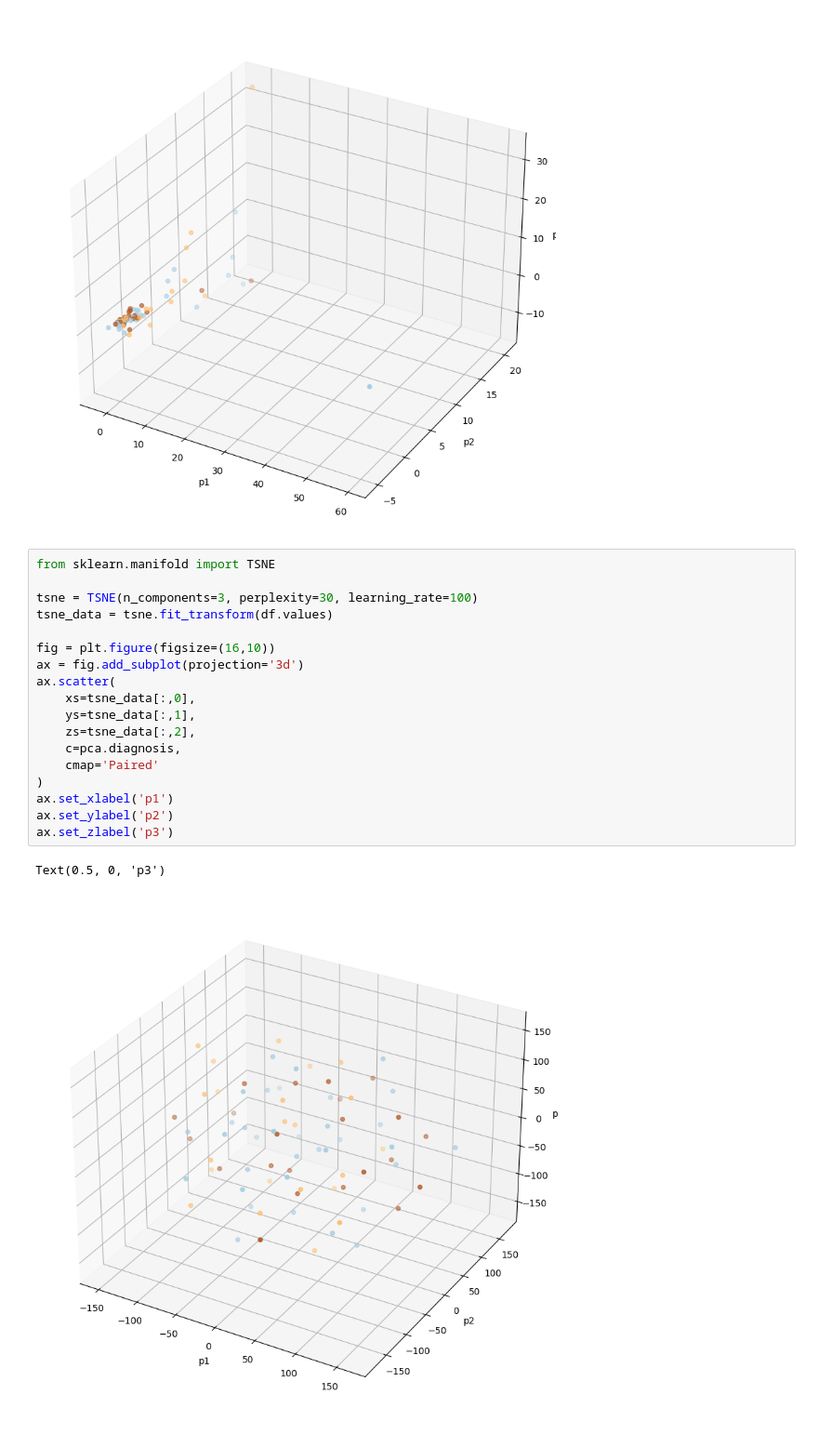
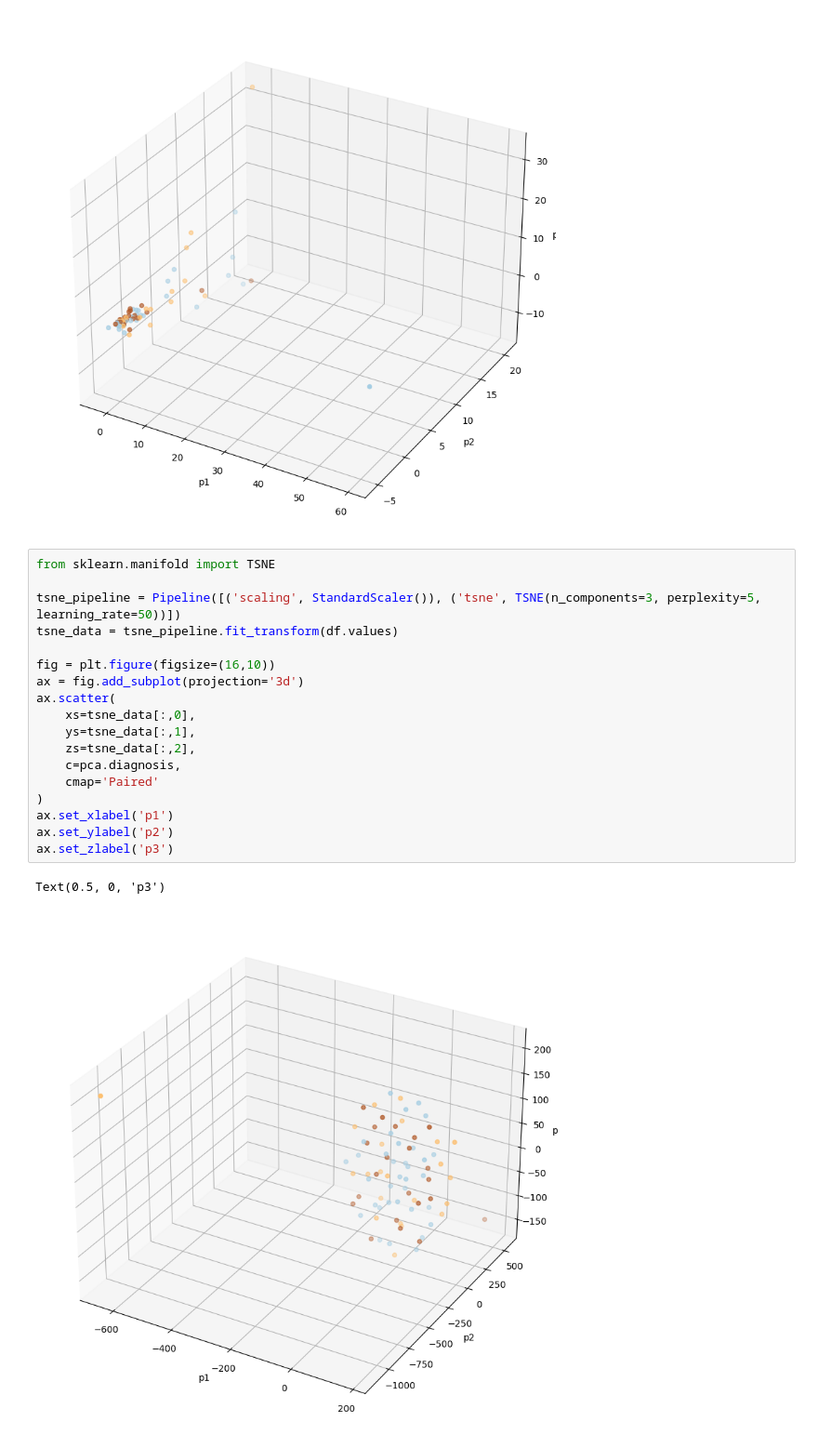
Before and after one commit to NCBI-Codeathons/mlxai-2024-team-bhushan, a Jupyter notebook: notebooks/pca-tsne.ipynb, the cells around one changed output. Shown: that part at 93% size. Drawn from its saved outputs; the diff is of its cells as text.

```diff
--- a/notebooks/pca-tsne.ipynb
+++ b/notebooks/pca-tsne.ipynb
@@ -87,21 +100,21 @@ Text(0.5, 0, 'p3')
 # %%
 from sklearn.manifold import TSNE
 
-tsne = TSNE(n_components=3, perplexity=30, learning_rate=100)
-tsne_data = tsne.fit_transform(df.values)
+tsne_pipeline = Pipeline([('scaling', StandardScaler()), ('tsne', TSNE(n_components=3, perplexity=5, learning_rate=50))])
+tsne_data = tsne_pipeline.fit_transform(df.values)
 
 fig = plt.figure(figsize=(16,10))
 ax = fig.add_subplot(projection='3d')
 ax.scatter(
     xs=tsne_data[:,0],
     ys=tsne_data[:,1],
     zs=tsne_data[:,2],
     c=pca.diagnosis,
     cmap='Paired'
 )
 ax.set_xlabel('p1')
 ax.set_ylabel('p2')
 ax.set_zlabel('p3')
 # %% [output]
 Text(0.5, 0, 'p3')
-[figure, old version]
+[figure, new version]
```
Also changed, not shown: parts of 4 cells of this notebook.
